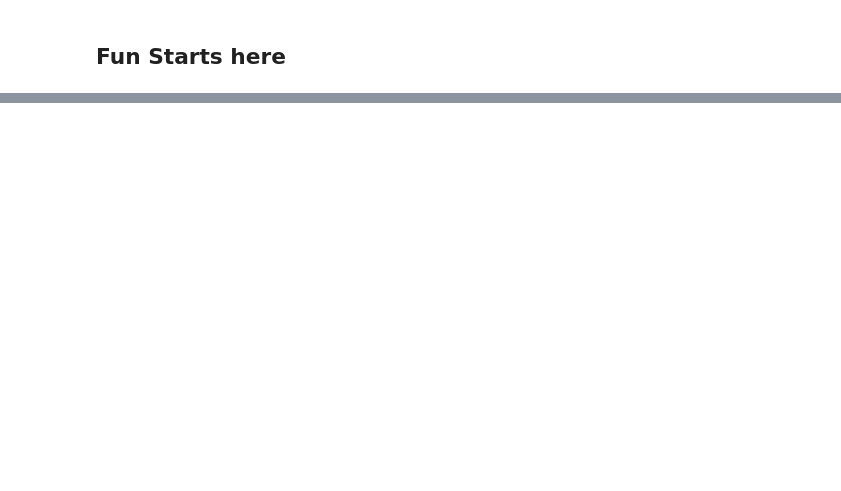
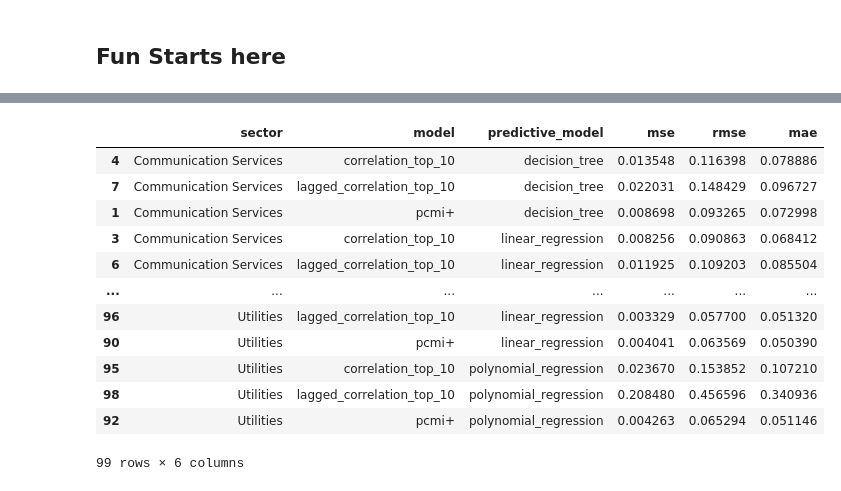
Before and after one commit to Marcello1099/uva-msc-ds-thesis, a Jupyter notebook: non-stationary.ipynb, the cells around one changed output, grey strips where cells are left out. Drawn from its saved outputs; the diff is of its cells as text; code cells hidden in the pictures; blank space fills up the shorter version.

```diff
--- a/non-stationary.ipynb
+++ b/non-stationary.ipynb
@@ -243,0 +331,7 @@ MAE: 850127061.0780134
+# %%
+def decision_tree_train(X_train, y_train):
+    # Train the model
+    model = DecisionTreeRegressor()
+    model.fit(X_train, y_train)
+
+    return model
@@ -243,0 +476,16 @@ MAE: 850127061.0780134
+# %%
+sector_model_metrics.sort_values(['sector', 'predictive_model', 'model'], ascending=[True, True, True])
+# %% [output]
+|  | sector | model | predictive_model | mse | rmse | mae |
+| 4 | Communication Services | correlation_top_10 | decision_tree | 0.013548 | 0.116398 | 0.078886 |
+| 7 | Communication Services | lagged_correlation_top_10 | decision_tree | 0.022031 | 0.148429 | 0.096727 |
+| 1 | Communication Services | pcmi+ | decision_tree | 0.008698 | 0.093265 | 0.072998 |
+| 3 | Communication Services | correlation_top_10 | linear_regression | 0.008256 | 0.090863 | 0.068412 |
+| 6 | Communication Services | lagged_correlation_top_10 | linear_regression | 0.011925 | 0.109203 | 0.085504 |
+| ... | ... | ... | ... | ... | ... | ... |
+| 96 | Utilities | lagged_correlation_top_10 | linear_regression | 0.003329 | 0.057700 | 0.051320 |
+| 90 | Utilities | pcmi+ | linear_regression | 0.004041 | 0.063569 | 0.050390 |
+| 95 | Utilities | correlation_top_10 | polynomial_regression | 0.023670 | 0.153852 | 0.107210 |
+| 98 | Utilities | lagged_correlation_top_10 | polynomial_regression | 0.208480 | 0.456596 | 0.340936 |
+| 92 | Utilities | pcmi+ | polynomial_regression | 0.004263 | 0.065294 | 0.051146 |
+99 rows × 6 columns
```
Also changed, not shown: parts of 44 cells of this notebook, 3 other files.
